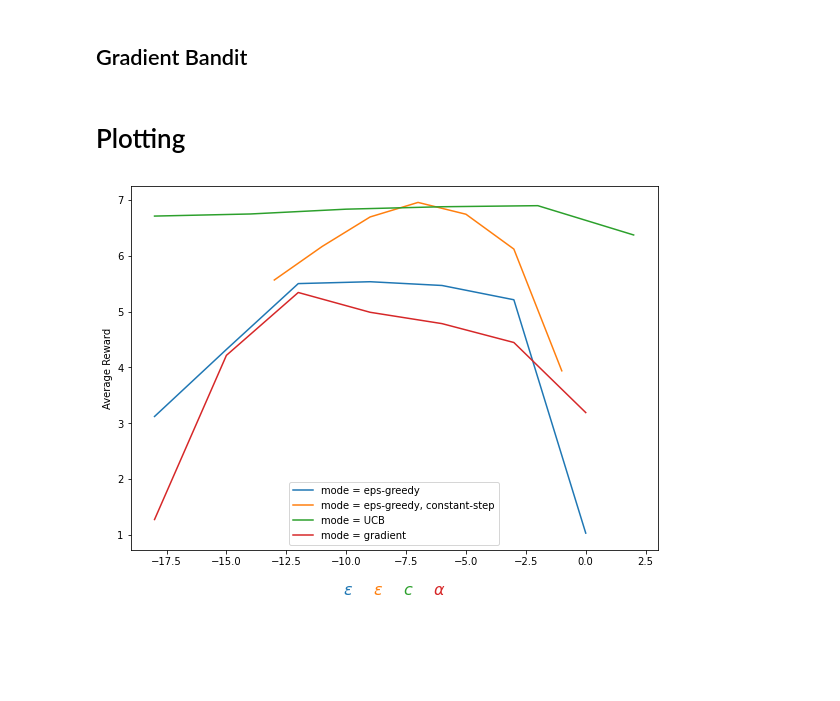
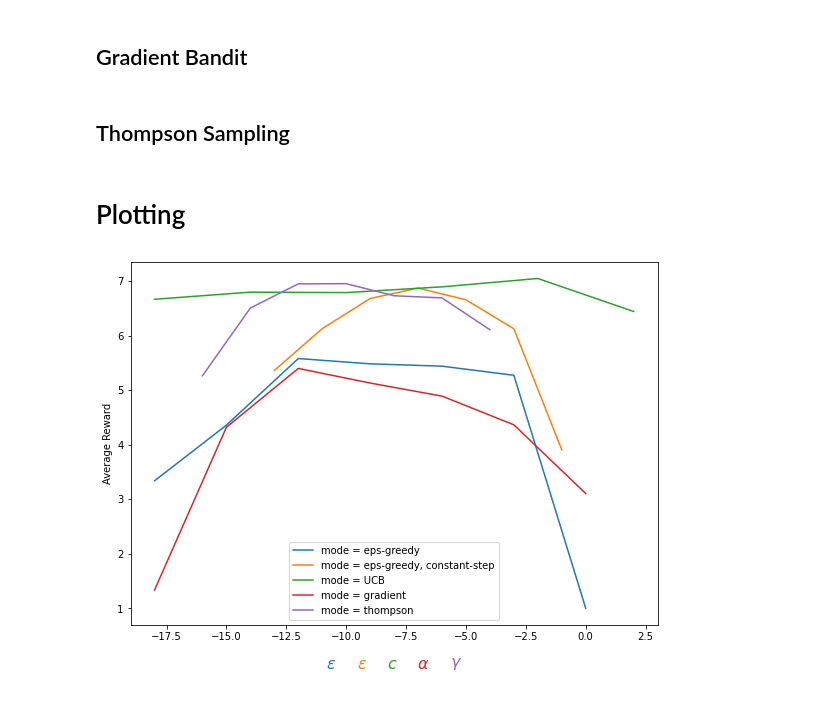
Before and after one commit to alessio-ca/rl_an_introduction_solutions, a Jupyter notebook: chapter_02/code/exercise_2_11.ipynb, the cells around one changed output. Drawn from its saved outputs; the diff is of its cells as text; code cells hidden in the pictures; blank space fills up the shorter version.

Commit message:
added Thompson sampling -- Fixed Variance

```diff
--- a/chapter_02/code/exercise_2_11.ipynb
+++ b/chapter_02/code/exercise_2_11.ipynb
@@ -90,8 +90,8 @@ param_grid = np.arange(-18, 3, 3, dtype=float)
 bandits = [WeightedGradientBanditAgent(k=k, alpha=2**p, weight=0.1, stationary=False) for p in param_grid]
 # %%
 # Initialize reward variable
-gba_reward = np.zeros(shape=(len(param_grid), 2))
-gba_reward[:, 0] = param_grid
+gba_avg_reward = np.zeros(shape=(len(param_grid), 2))
+gba_avg_reward[:, 0] = param_grid
 
 # Perform training
 for i, bandit in enumerate(bandits):
@@ -99,29 +99,54 @@ for i, bandit in enumerate(bandits):
         bandit.reset()
         _, _, _ = bandit.train(run_steps)
         _, rewards, _ = bandit.train(run_steps)
-        gba_reward[i, 1] += (1/n_runs)*rewards.mean()
+        gba_avg_reward[i, 1] += (1/n_runs)*rewards.mean()
+# %% [markdown]
+## Thompson Sampling
+# %%
+n_runs = 500
+# %%
+# Define parameter grid and bandits
+param_grid = np.arange(-16, -2, 2, dtype=float)
+bandits = [WeightedThompsonSamplingAgent(k=k, gamma=2**p, stationary=False) for p in param_grid]
+# %%
+# Initialize reward variable
+ths_avg_reward = np.zeros(shape=(len(param_grid), 2))
+ths_avg_reward[:, 0] = param_grid
+
+# Perform training
+for i, bandit in enumerate(bandits):
+    for run in tqdm(range(n_runs)):
+        bandit.reset()
+        _, _, _ = bandit.train(run_steps)
+        _, rewards, _ = bandit.train(run_steps)
+        ths_avg_reward[i, 1] += (1/n_runs)*rewards.mean()
 # %% [markdown]
 # Plotting
 # %%
 import matplotlib
 matplotlib.rcParams["text.usetex"]
+prop_cycle = plt.rcParams['axes.prop_cycle']
+colors = prop_cycle.by_key()['color']
+
 from utils import multicolor_label
 
-mode_list = ['eps-greedy', 'eps-greedy, constant-step', 'UCB', 'gradient']
+mode_list = ['eps-greedy', 'eps-greedy, constant-step', 'UCB', 'gradient', 'thompson']
 fig, axs = plt.subplots(nrows=1, ncols=1, sharex=False, figsize=(8,6));
 
 
 plot_labels = [f'mode = {mode}' for mode in mode_list]
 axs.plot(greedy_eps_avg_reward[:, 0], greedy_eps_avg_reward[:, 1])
 axs.plot(greedy_eps_conststep_avg_reward[:, 0], greedy_eps_conststep_avg_reward[:, 1])
 axs.plot(ucb_avg_reward[:, 0], ucb_avg_reward[:, 1])
-axs.plot(gba_reward[:, 0], gba_reward[:, 1])
+axs.plot(gba_avg_reward[:, 0], gba_avg_reward[:, 1])
+axs.plot(ths_avg_reward[:, 0], ths_avg_reward[:, 1])
 
-multicolor_label(axs,[r'$\epsilon$',r'$\epsilon$', r'$c$', r'$\alpha$'],[x.get_color() for x in axs.lines], axis='x', size=16)
+
+multicolor_label(axs,[r'$\epsilon$',r'$\epsilon$', r'$c$', r'$\alpha$', r'$\gamma$'],[x.get_color() for x in axs.lines], axis='x', size=16)
 axs.set_ylabel('Average Reward')
 axs.legend(labels=plot_labels,)
 
 plt.tight_layout()
 fig.savefig('exercise_2_11.png', dpi=600)
 # %% [output]
-[figure, old version]
+[figure, new version]
```
Also changed, not shown: parts of 2 cells of this notebook, 2 other files.
